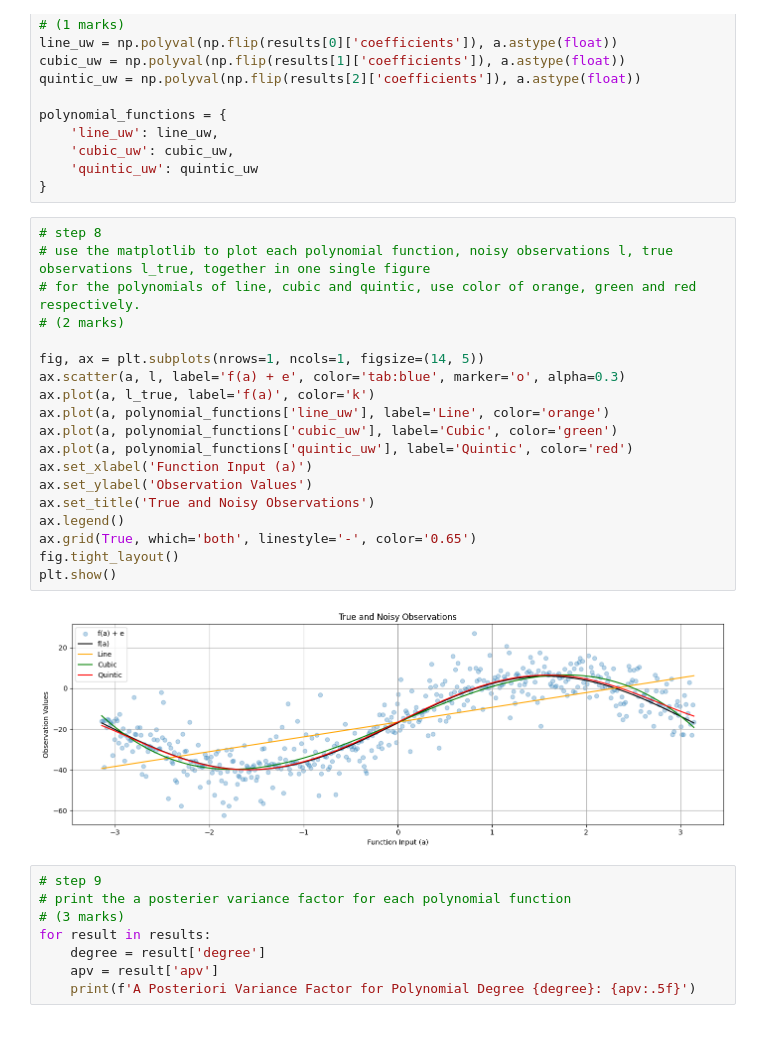
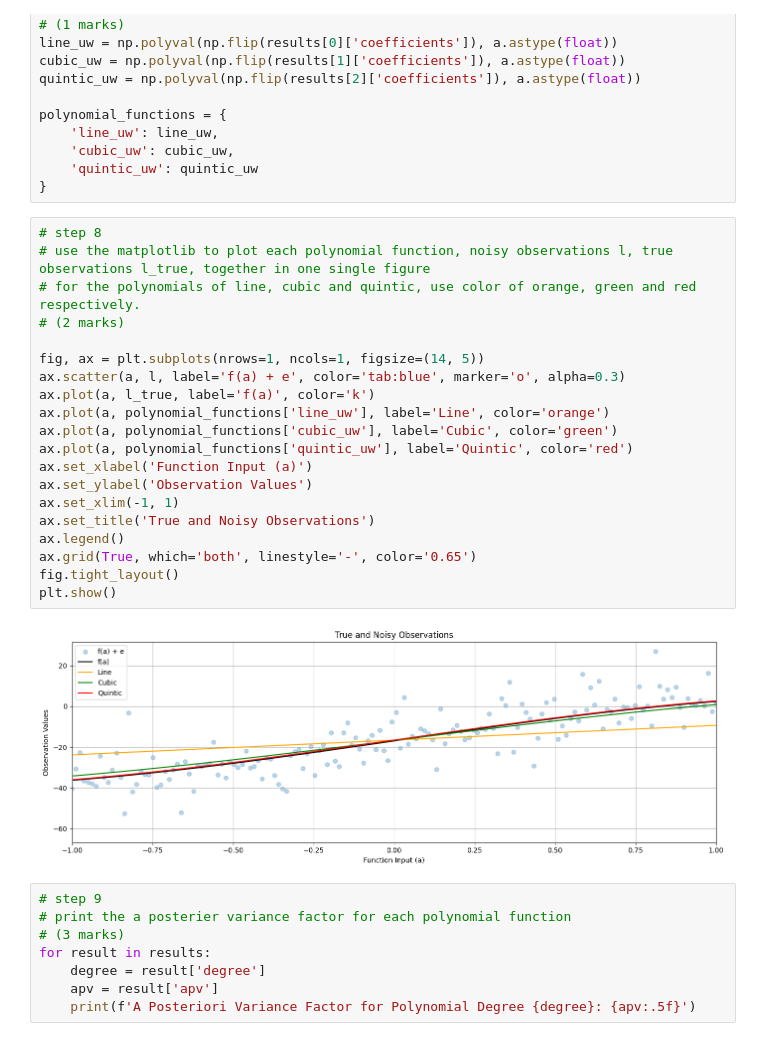
Before and after one commit to SIBTAINWASEEM/engg680_2024_fall, a Jupyter notebook: Lab_Assignment2/Assignment2.ipynb, the cells around one changed output. Drawn from its saved outputs; the diff is of its cells as text.

```diff
--- a/Lab_Assignment2/Assignment2.ipynb
+++ b/Lab_Assignment2/Assignment2.ipynb
@@ -168,24 +168,25 @@ polynomial_functions = {
 # %%
 # step 8
 # use the matplotlib to plot each polynomial function, noisy observations l, true observations l_true, together in one single figure
 # for the polynomials of line, cubic and quintic, use color of orange, green and red respectively.
 # (2 marks)
 
 fig, ax = plt.subplots(nrows=1, ncols=1, figsize=(14, 5))
 ax.scatter(a, l, label='f(a) + e', color='tab:blue', marker='o', alpha=0.3)
 ax.plot(a, l_true, label='f(a)', color='k')
 ax.plot(a, polynomial_functions['line_uw'], label='Line', color='orange')
 ax.plot(a, polynomial_functions['cubic_uw'], label='Cubic', color='green')
 ax.plot(a, polynomial_functions['quintic_uw'], label='Quintic', color='red')
 ax.set_xlabel('Function Input (a)')
 ax.set_ylabel('Observation Values')
+ax.set_xlim(-1, 1)
 ax.set_title('True and Noisy Observations')
 ax.legend()
 ax.grid(True, which='both', linestyle='-', color='0.65')
 fig.tight_layout()
 plt.show()
 # %% [output]
-[figure, old version]
+[figure, new version]
 # %%
 # step 9
 # print the a posterier variance factor for each polynomial function
```
Also changed, not shown: parts of 19 cells of this notebook.
